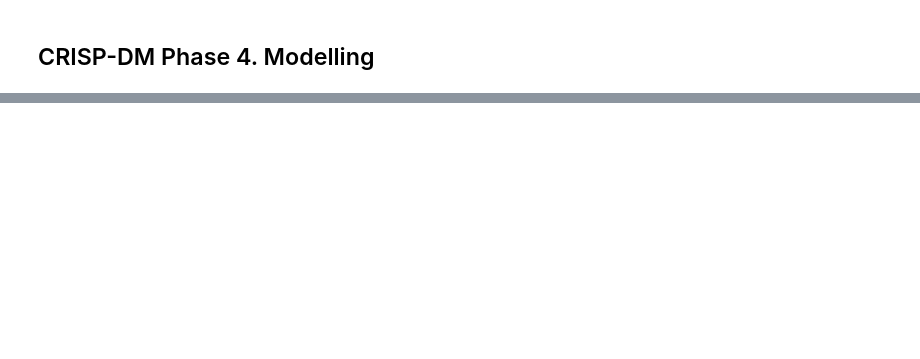
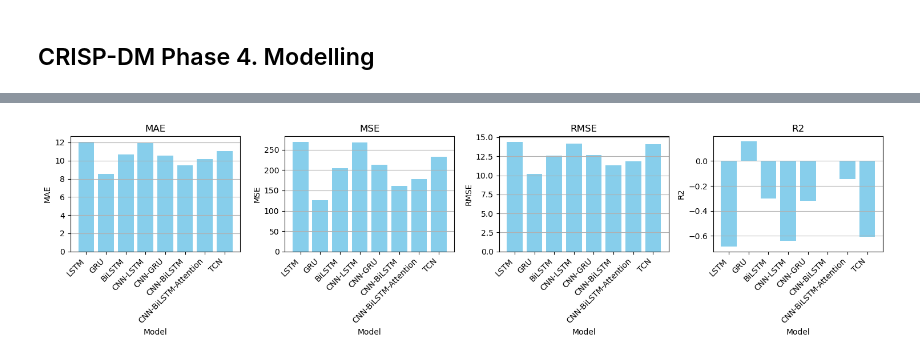
Before and after one commit to AndreCatarino/Energy-Price-Forecasting, a Jupyter notebook: docs/04_modeling.ipynb, the cells around one changed output, grey strips where cells are left out. Drawn from its saved outputs; the diff is of its cells as text; code cells hidden in the pictures; blank space fills up the shorter version.

Commit message:
model selection

```diff
--- a/docs/04_modeling.ipynb
+++ b/docs/04_modeling.ipynb
@@ -9,6 +9,8 @@ import data_processor
 import cross_validator
 import deeplearning_build
 import pandas as pd
+import numpy as np
+import matplotlib.pyplot as plt
 from sklearn.model_selection import train_test_split
 
 # Load processed data
@@ -18,13 +20,9 @@ processed_data: pd.DataFrame = utils.load_preprocessed_data()
 processor = data_processor.DataProcessor(processed_data)
 X, y = processor.create_feature_matrix_and_target_vector(target_column="price actual")
 
-# Target variable should be the last column (for compatibility with deeplearning_build)
+# Target variable should be the last column (for compatibility with deeplearning_build module)
 processed_data = processed_data.drop(columns=["price actual"])
 processed_data["price actual"] = y
 
-# Split data into train, validation and test sets (80%, 10%, 10%)
-train_size = int(len(processed_data) * 0.8)
-val_size = int(len(processed_data) * 0.1)
-test_size = len(processed_data) - train_size - val_size
-
-X_train, X_val, _ = processed_data.iloc[0:train_size], processed_data.iloc[train_size : train_size + val_size], processed_data.iloc[train_size + val_size :]
+# Split data into train, validation and test sets (80%, 20%)
+df_train, _ = train_test_split(processed_data, test_size=0.2, random_state=0, shuffle=False)
@@ -88,0 +57,25 @@ print(f"{best_model_name} Test Metrics: {test_metrics}")
+# %%
+metrics = ['MAE', 'MSE', 'RMSE', 'R2']
+
+# Create subplots for each metric
+fig, axes = plt.subplots(1, len(metrics), figsize=(15, 4))
+
+for i, metric in enumerate(metrics):
+    ax = axes[i]
+    ax.bar(eval_df['Model'], eval_df[metric].apply(lambda x: np.mean(x)), color='skyblue')
+    ax.set_title(metric)
+    ax.set_xlabel('Model')
+    ax.set_ylabel(metric)
+    ax.set_xticklabels(eval_df['Model'], rotation=45, ha='right')
+    ax.yaxis.grid()
+
+# Adjust the layout to avoid overlapping titles
+plt.tight_layout()
+
+# Save the plot
+plt.savefig('../plots/metrics_mean.png')
+
+# Show the plot
+plt.show()
+# %% [output]
+[figure, added]
```
Also changed, not shown: parts of 7 cells of this notebook, 19 other files.
